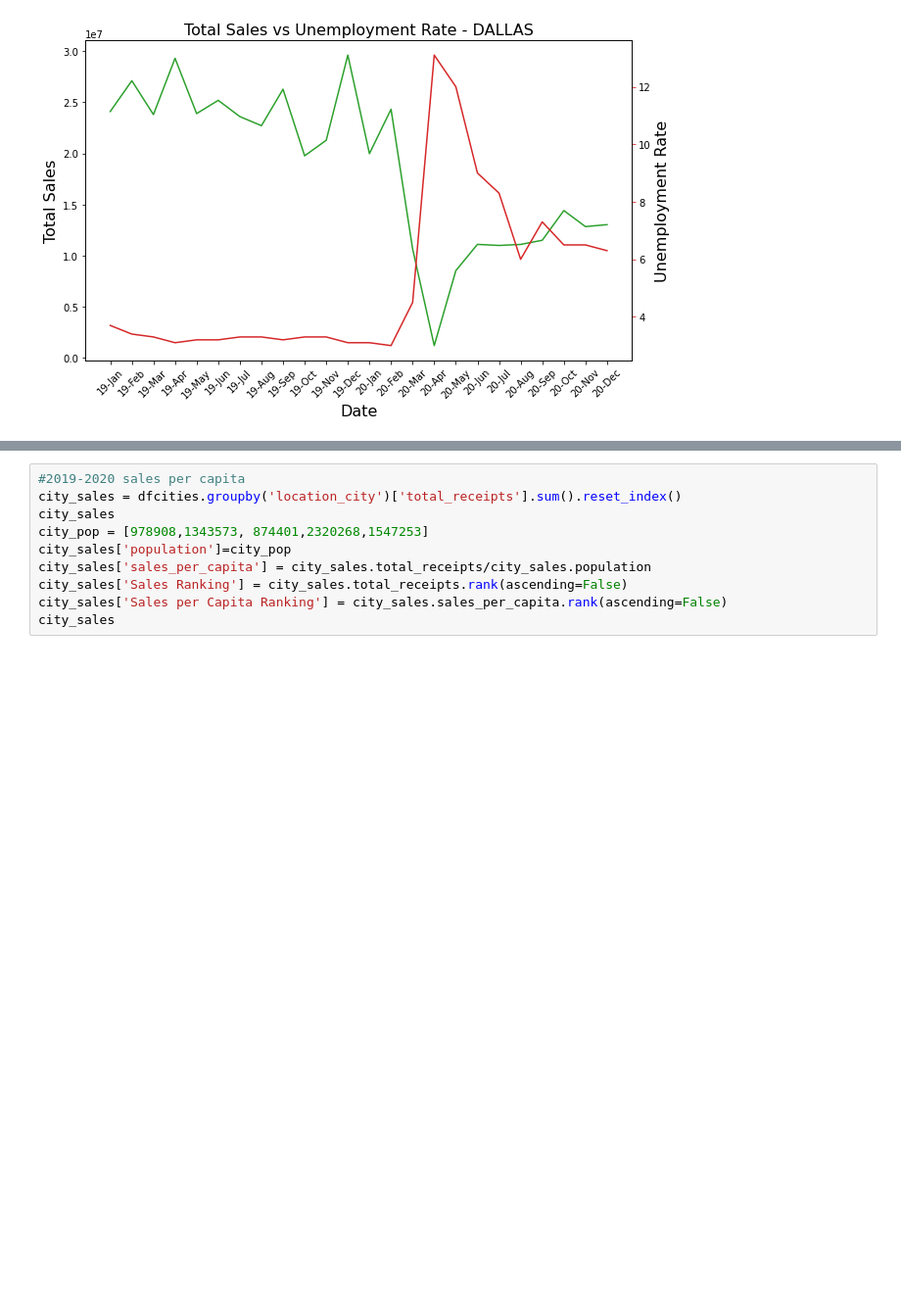
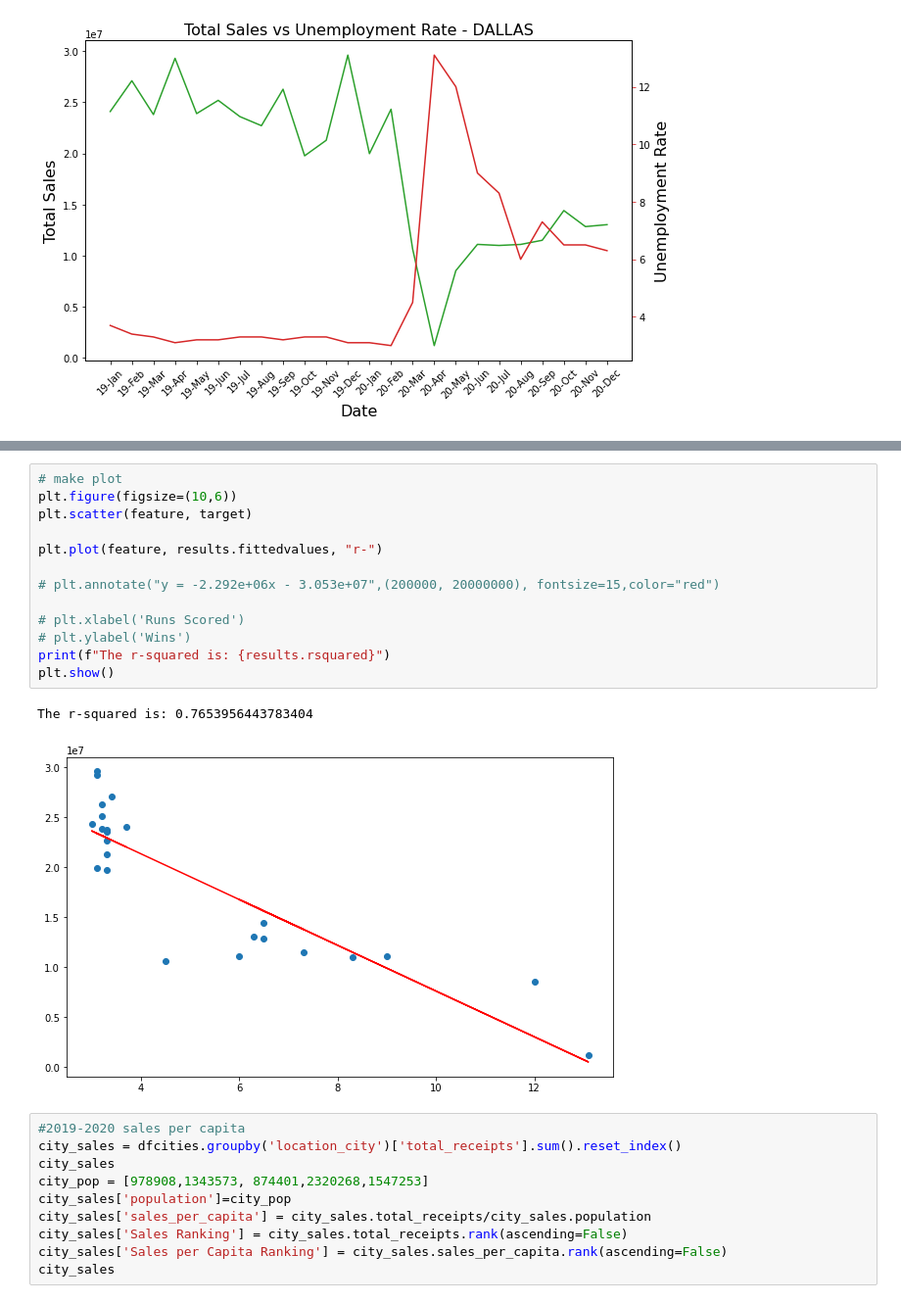
Before and after one commit to KelliDSmith/SMU_Project1_Group1, a Jupyter notebook: testing_kelli.ipynb, the cells around one changed output, grey strips where cells are left out. Shown at 98% size. Saved outputs shown, nothing was run; the diff lists cells and outputs as text; blank space fills up the shorter version.

```diff
--- a/testing_kelli.ipynb
+++ b/testing_kelli.ipynb
@@ -69,3 +124,19 @@ plt.show()
+# %%
+# make plot
+plt.figure(figsize=(10,6))
+plt.scatter(feature, target)
+
+plt.plot(feature, results.fittedvalues, "r-")
+
+# plt.annotate("y = -2.292e+06x - 3.053e+07",(200000, 20000000), fontsize=15,color="red")
+
+# plt.xlabel('Runs Scored')
+# plt.ylabel('Wins')
+print(f"The r-squared is: {results.rsquared}")
+plt.show()
+# %% [output]
+The r-squared is: 0.7653956443783404
+[figure, added]
 # %%
 #2019-2020 sales per capita
 city_sales = dfcities.groupby('location_city')['total_receipts'].sum().reset_index()
```
Also changed, not shown: parts of 13 cells of this notebook, 2 other files.
